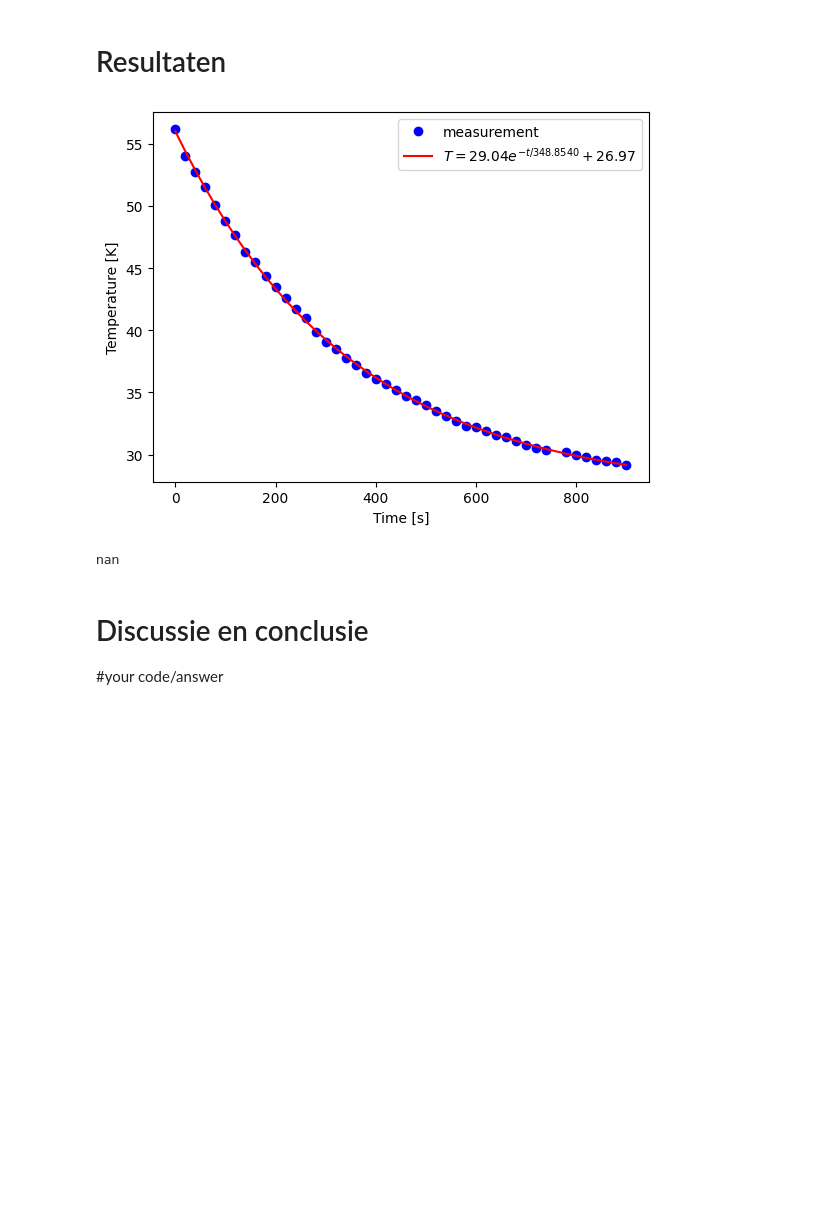
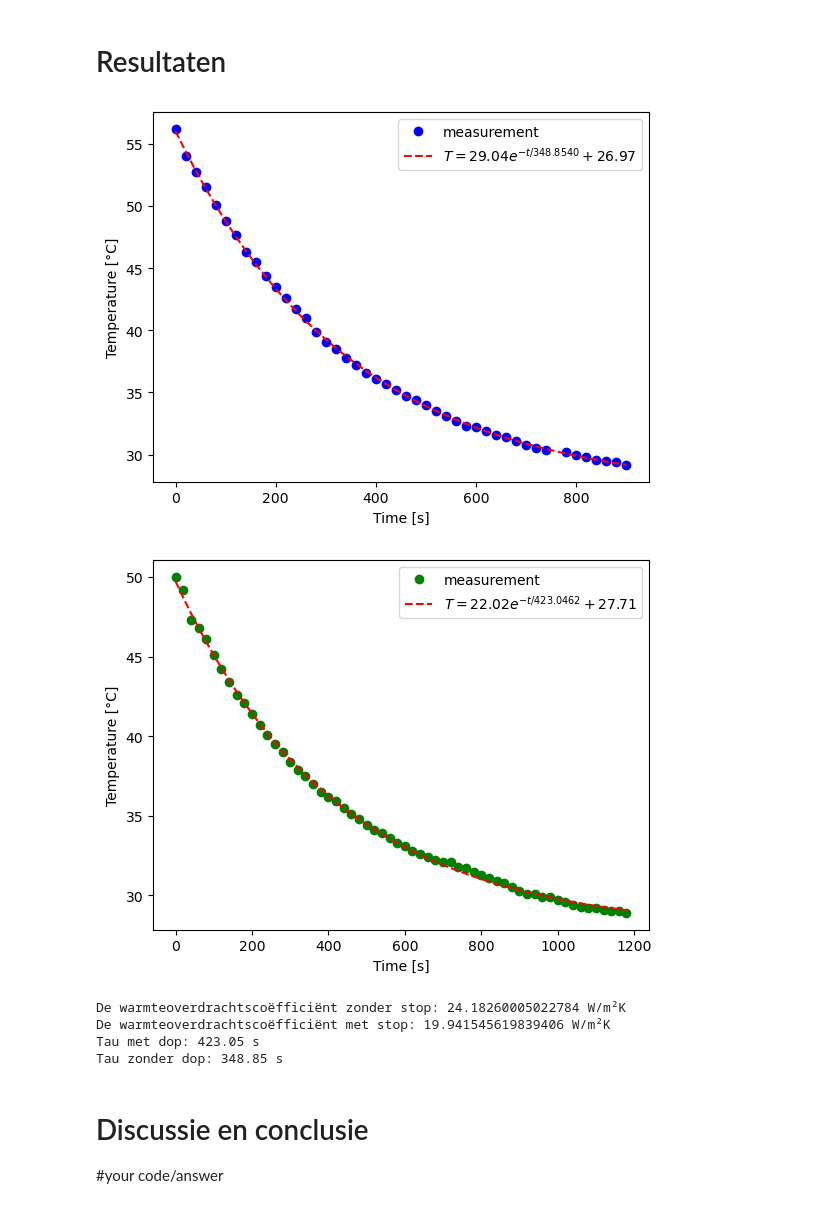
Before and after one commit to Ikbenjamin07/thermolab_MatthijsvOostrum_BenGeertman_groepje_3.5, a Jupyter notebook: Content/Labs/koelbuis.ipynb, the cells around one changed output. Saved outputs shown, nothing was run; the diff lists cells and outputs as text; code cells hidden in the pictures; blank space fills up the shorter version.

```diff
--- a/Content/Labs/koelbuis.ipynb
+++ b/Content/Labs/koelbuis.ipynb
@@ -170,9 +192,10 @@ def exp_func(t, A, tau, T_omg):
     # T_omg is de omgevingstemperatuur
     return (A * np.exp(-t/tau) + T_omg)
 
-buitenoppervlak = 0.0 # bepaal zelf in m^2
-warmtecapaciteit = 0.0 # bepaal de warmtecapaciteit in J/K
+buitenoppervlak = 0.045044 # zelf bepaald in m^2
+warmtecapaciteit = 3.8e2 # zelf bepaalde warmtecapaciteit in J/K
 
+#Stop betekent hier dop op de buis, zonder stop is de buis open
 times_met_stop = np.array([0, 20, 40,
                 60, 80, 100,
                 120, 140, 160,
@@ -235,47 +258,69 @@ temps_zonder_stop = np.array([56.2, 54.0, 52.7,
                               51.5, 50.1, 48.8,
                               47.7, 46.3, 45.5,
                               44.4, 43.5, 42.6,
                               41.7, 41.0, 39.9,
                               39.1, 38.5, 37.8,
                               37.2, 36.6, 36.1,
                               35.7, 35.2, 34.7,
                               34.4, 34.0, 33.5,
                               33.1, 32.7, 32.3,
                               32.2, 31.9, 31.6,
                               31.4, 31.1, 30.8,
                               30.5, 30.4, 30.2,
                               30.0, 29.8, 29.6,
                               29.5, 29.4, 29.2])
 
 # pas beginwaardes aan naar schatting
 # Het aantal maxfev moet wellicht hoger voor goede convergentie van de waarde
-popt, pocv = curve_fit(exp_func, times_zonder_stop, temps_zonder_stop, p0=[40, 500, 21], maxfev=5000)
+popt_zonder_stop, pocv_zonder_stop = curve_fit(exp_func, times_zonder_stop, temps_zonder_stop, p0=[40, 500, 21], maxfev=5000)
+popt_met_stop, pocv_met_stop = curve_fit(exp_func, times_met_stop, temps_met_stop, p0=[30, 500, 21], maxfev=5000)
+A_zonder, tau_zonder, T_omg_zonder = popt_zonder_stop
+A_met, tau_met, T_omg_met = popt_met_stop
 
-A_exp, tau_exp, T_omg_exp = popt
+# Genereer data voor de fit-lijn
+y_fit_zonder_stop = exp_func(times_zonder_stop, *popt_zonder_stop)
+y_fit_met_stop = exp_func(times_met_stop, *popt_met_stop)
 
-y_fit = exp_func(times_zonder_stop, *popt)
+# Plot de data en de fit
+plt.figure()
+plt.plot(times_zonder_stop, temps_zonder_stop, 'bo', label='measurement')
+plt.plot(times_zonder_stop, y_fit_zonder_stop, 'r--',
+         label='$T = %0.2f e^{-t/%0.4f} + %0.2f$' % (A_zonder, tau_zonder, T_omg_zonder))
+plt.ylabel('Temperature [°C]')
+plt.xlabel('Time [s]')
+plt.legend()
 
 plt.figure()
+plt.plot(times_met_stop, temps_met_stop, 'go', label='measurement')
+plt.plot(times_met_stop, y_fit_met_stop, 'r--',
+         label='$T = %0.2f e^{-t/%0.4f} + %0.2f$' % (A_met, tau_met, T_omg_met))
+plt.ylabel('Temperature [°C]')
 plt.xlabel('Time [s]')
-plt.ylabel('Temperature [K]')
-
-plt.plot(times_zonder_stop, temps_zonder_stop, 'bo', label='measurement')
-plt.plot(times_zonder_stop, y_fit, 'r-',
-         label='$T = %0.2f e^{-t/%0.4f} + %0.2f$' % (A_exp, tau_exp, T_omg_exp))
-
 plt.legend()
-
 plt.show()
 
-h_exp = (warmtecapaciteit) / (tau_exp * buitenoppervlak)
+# Bereken de experimentele warmteoverdrachtscoëfficiënt met en zonder stop in W/m²K
+h_zonder_stop = warmtecapaciteit / (tau_zonder * buitenoppervlak)
+print(f"De warmteoverdrachtscoëfficiënt zonder stop: {h_zonder_stop} W/m²K")
+h_met_stop = (warmtecapaciteit) / (tau_met * buitenoppervlak)
+print(f"De warmteoverdrachtscoëfficiënt met stop: {h_met_stop} W/m²K")
 
-print(h_exp) # warmteoverdrachtscoëfficiënt in W/m^2 K
+#bereken de karakteristieke tijden
+print(f"Tau met dop: {tau_met:.2f} s") # in s
+print(f"Tau zonder dop: {tau_zonder:.2f} s") # in s
+
 # Sla figuren op met
 #
 # plt.savefig("Figuren/naam.png", dpi=450)
+
+#
 # %% [output]
-[figure, old version]
+[figure, new version]
+[figure, added]
-nan
+De warmteoverdrachtscoëfficiënt zonder stop: 24.18260005022784 W/m²K
+De warmteoverdrachtscoëfficiënt met stop: 19.941545619839406 W/m²K
+Tau met dop: 423.05 s
+Tau zonder dop: 348.85 s
 # %% [markdown]
 # Discussie en conclusie
 
```
Also changed, not shown: parts of 5 cells of this notebook.
